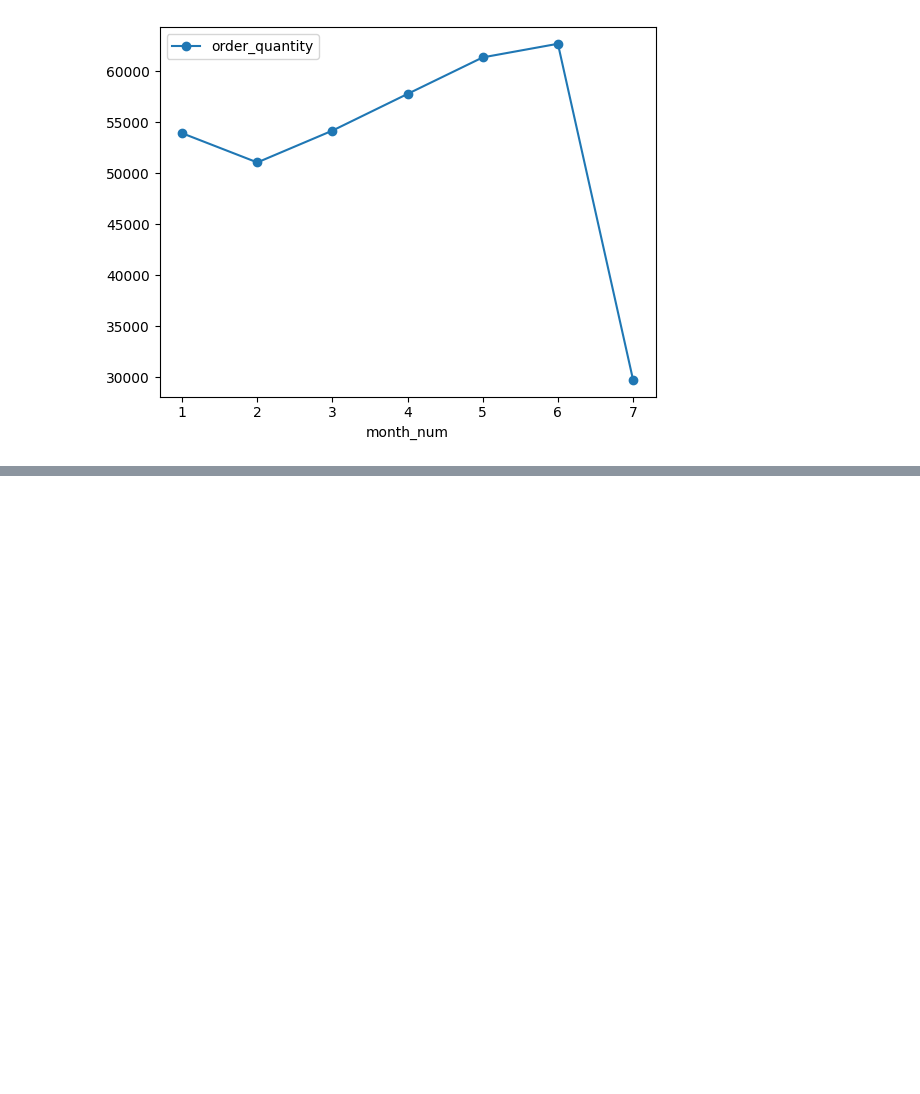
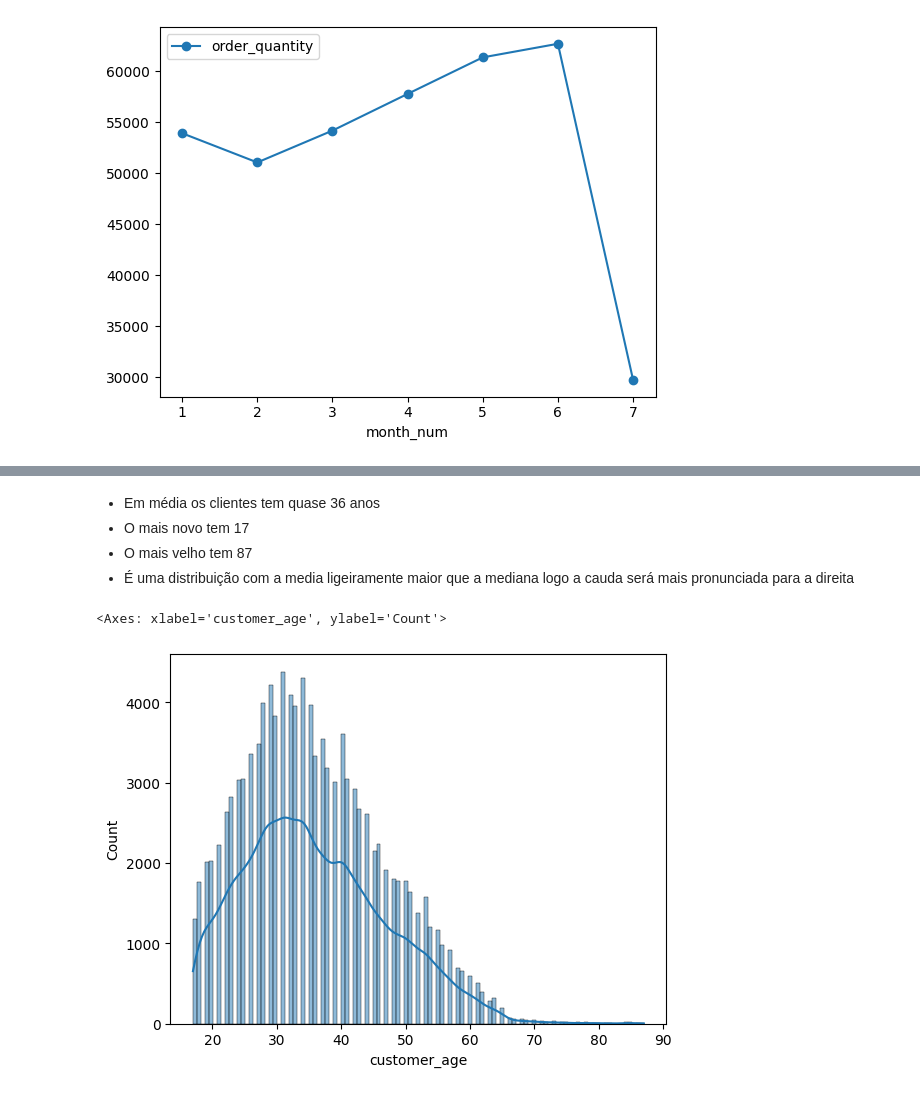
Before and after one commit to TayanSequeira/Skill-Case_Bikes, a Jupyter notebook: case_bikes.ipynb, the cells around one changed output, grey strips where cells are left out. Saved outputs shown, nothing was run; the diff lists cells and outputs as text; code cells hidden in the pictures; blank space fills up the shorter version.

```diff
--- a/case_bikes.ipynb
+++ b/case_bikes.ipynb
@@ -215,0 +262,10 @@ Quantidade total de vendas - ano de 2016
+# %% [markdown]
+* Em média os clientes tem quase 36 anos
+* O mais novo tem 17
+* O mais velho tem 87
+* É uma distribuição com a media ligeiramente maior que a mediana logo a cauda será mais pronunciada para a direita
+# %%
+sns.histplot(data = df, x="customer_age", kde = True)
+# %% [output]
+<Axes: xlabel='customer_age', ylabel='Count'>
+[figure, added]
```
Also changed, not shown: parts of 35 cells of this notebook.
